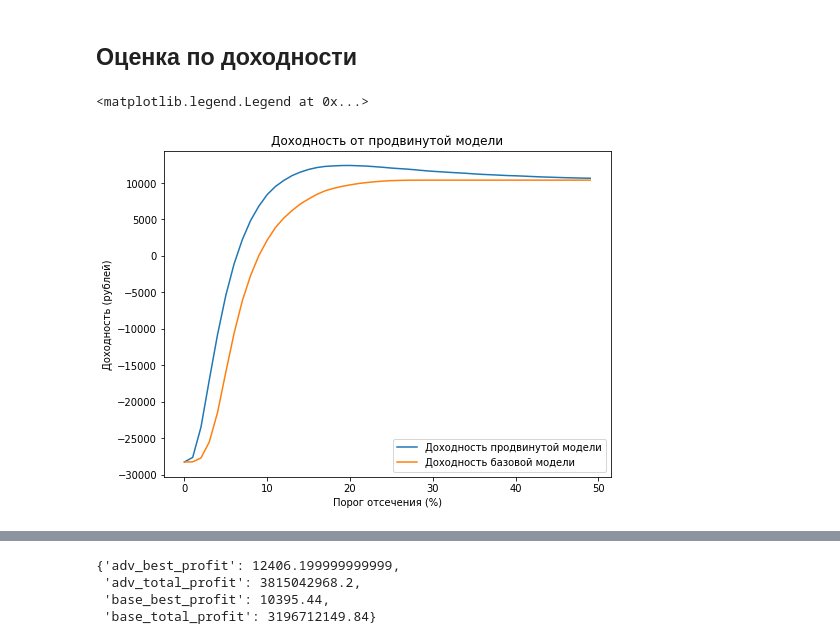
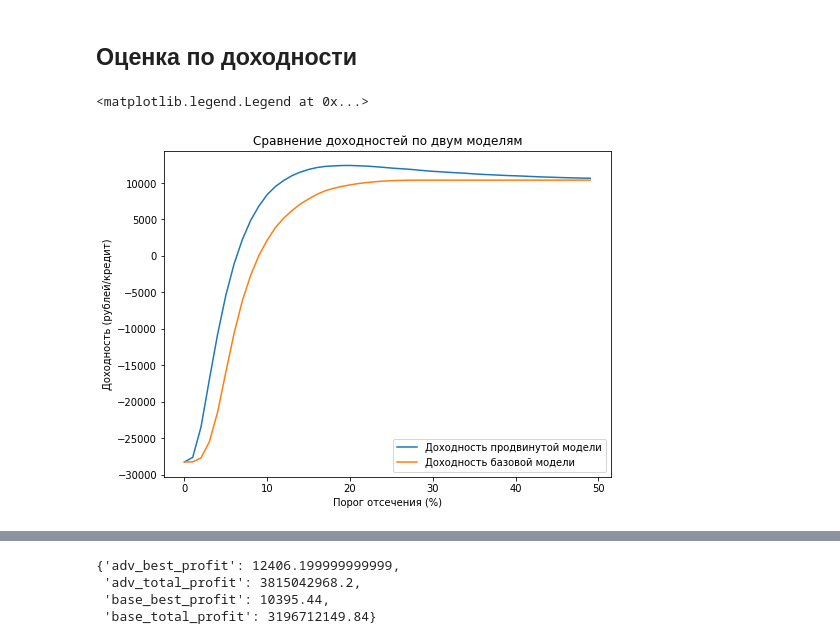
Before and after one commit to YanaSemenenya/INTERPRETATOR, a Jupyter notebook: Examples/Economic_effect_estimation.ipynb, the cells around one changed output, grey strips where cells are left out. Drawn from its saved outputs; the diff is of its cells as text; code cells hidden in the pictures.

```diff
--- a/Examples/Economic_effect_estimation.ipynb
+++ b/Examples/Economic_effect_estimation.ipynb
@@ -510,14 +566,14 @@ def analize_profits(model_pd):
 # %%
 profits_logreg = analize_profits('logreg_pd')
 profits_xgb = analize_profits('diff_pd')
 
 plt.figure(figsize=[8,6])
 plt.plot(profits_xgb, label="Доходность продвинутой модели")
 plt.plot(profits_logreg, label="Доходность базовой модели")
 plt.xlabel('Порог отсечения (%)')
-plt.ylabel('Доходность (рублей)')
-plt.title("Доходность от продвинутой модели")
+plt.ylabel('Доходность (рублей/кредит)')
+plt.title("Сравнение доходностей по двум моделям")
 plt.legend()
 # %% [output]
 <matplotlib.legend.Legend at 0x...>
-[figure, old version]
+[figure, new version]
```
Also changed, not shown: parts of 15 cells of this notebook.
